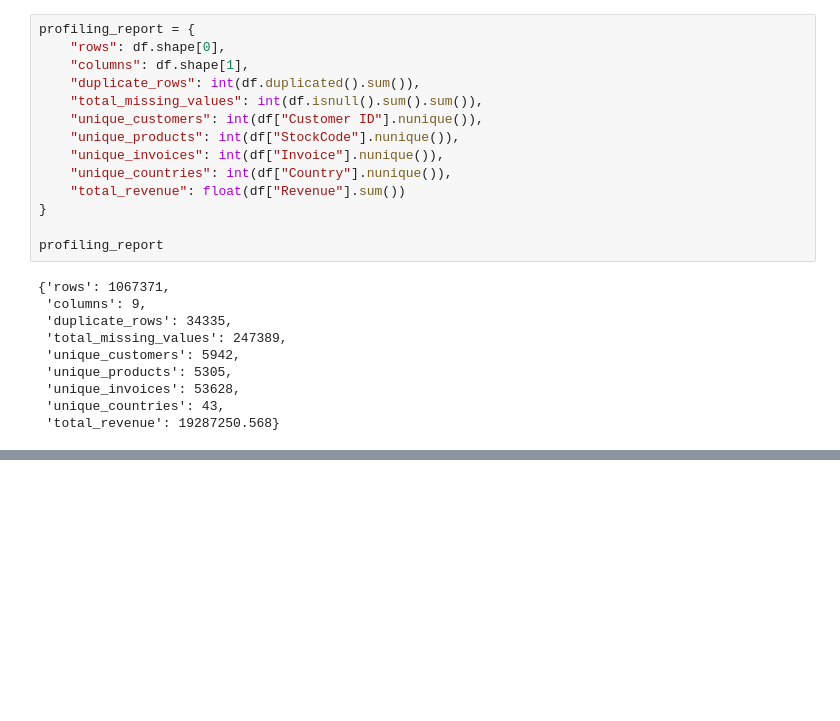
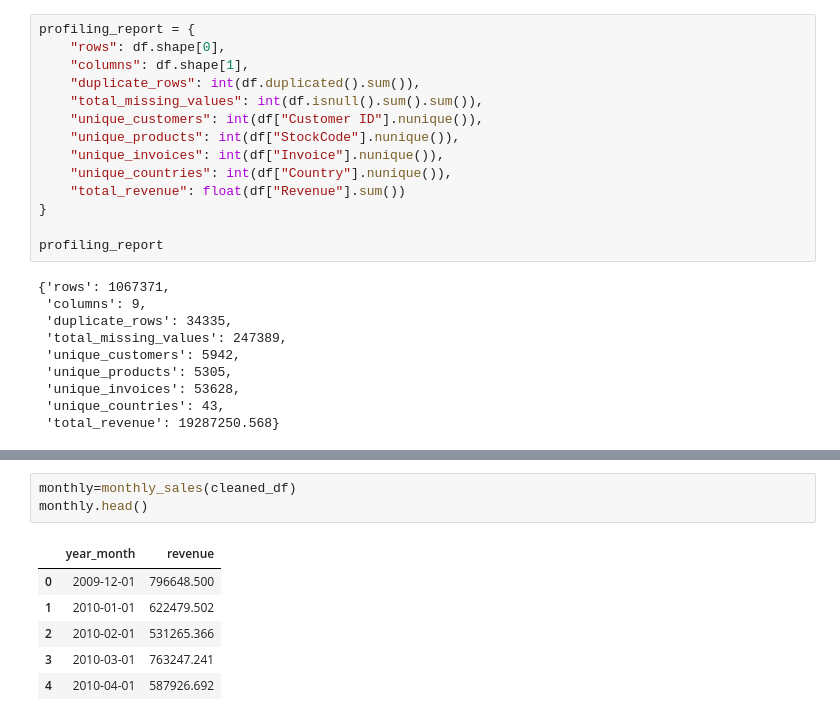
Before and after one commit to AKASHRAUT108/autonomous-data-analyst, a Jupyter notebook: notebooks/02_data_profiling.ipynb, the cells around one changed output, grey strips where cells are left out. Saved outputs shown, nothing was run; the diff lists cells and outputs as text; blank space fills up the shorter version.

```diff
--- a/notebooks/02_data_profiling.ipynb
+++ b/notebooks/02_data_profiling.ipynb
@@ -235,0 +274,10 @@ profiling_report
+# %%
+monthly=monthly_sales(cleaned_df)
+monthly.head()
+# %% [output]
+|  | year_month | revenue |
+| 0 | 2009-12-01 | 796648.500 |
+| 1 | 2010-01-01 | 622479.502 |
+| 2 | 2010-02-01 | 531265.366 |
+| 3 | 2010-03-01 | 763247.241 |
+| 4 | 2010-04-01 | 587926.692 |
```
Also changed, not shown: parts of 27 cells of this notebook, 1 other file.
